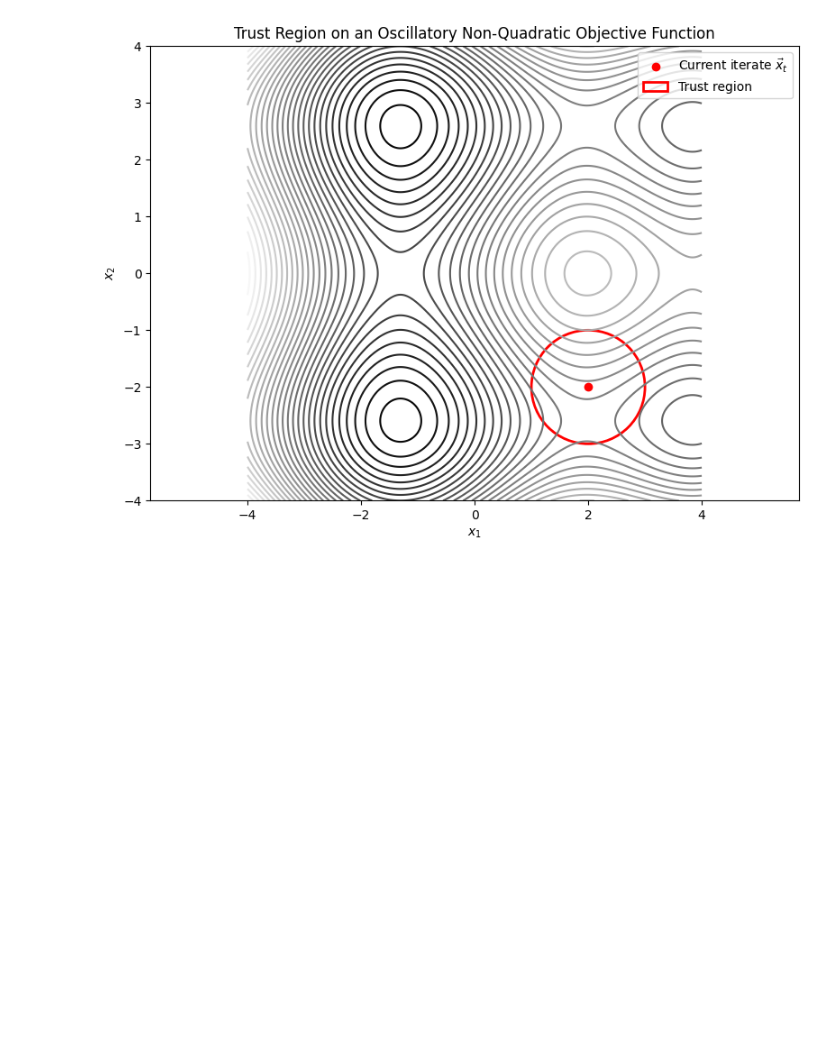
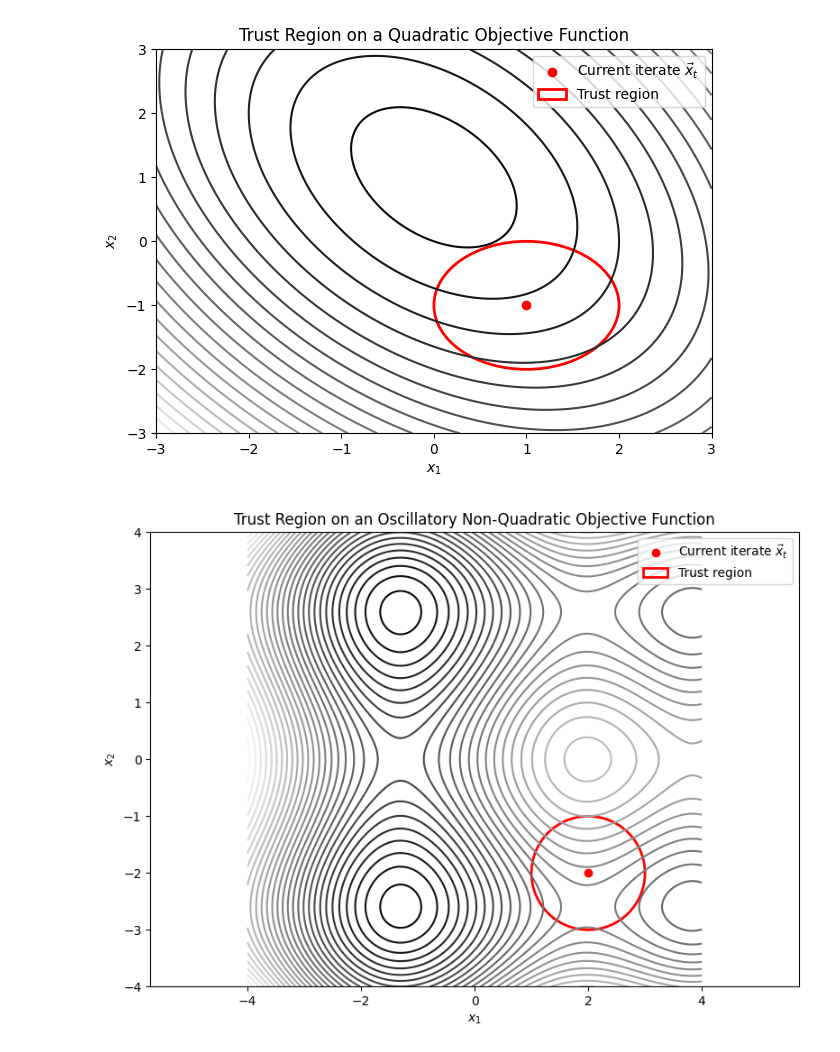
Before and after one commit to roiyeho/ml-book, a Jupyter notebook: AppendixE/TrustRegion.ipynb, the cells around one changed output. Cells and saved outputs as stored; diff of their text form; code cells hidden in the pictures; blank space fills up the shorter version.

```diff
--- a/AppendixE/TrustRegion.ipynb
+++ b/AppendixE/TrustRegion.ipynb
@@ -1,6 +1,48 @@
 # %%
 import numpy as np
 import matplotlib.pyplot as plt
+# %%
+import numpy as np
+import matplotlib.pyplot as plt
+
+# Define the quadratic function parameters
+Q = np.array([[3, 1],
+              [1, 2]])
+b = np.array([-1, -2])
+
+# Function to evaluate the quadratic function
+def quadratic_function(x, Q, b):
+    return 0.5 * x.T @ Q @ x + b.T @ x
+
+# Create a grid of points
+x_values = np.linspace(-3, 3, 400)
+y_values = np.linspace(-3, 3, 400)
+X, Y = np.meshgrid(x_values, y_values)
+Z = 0.5 * (Q[0, 0] * X**2 + 2 * Q[0, 1] * X * Y + Q[1, 1] * Y**2) + b[0] * X + b[1] * Y
+
+# Current iterate and trust region radius
+x_t = np.array([1.0, -1.0])
+delta = 1.0
+
+# Plotting
+#fig, ax = plt.subplots(figsize=(8, 6))
+fig, ax = plt.subplots()
+contour = ax.contour(X, Y, Z, levels=20, cmap='gray')
+ax.plot(x_t[0], x_t[1], 'ro', label='Current iterate $\\vec{x}_t$')
+
+# Trust region (circle)
+circle = plt.Circle((x_t[0], x_t[1]), delta, color='red', fill=False, linewidth=2, label='Trust region')
+ax.add_artist(circle)
+
+ax.set_xlabel('$x_1$')
+ax.set_ylabel('$x_2$')
+ax.set_title('Trust Region on a Quadratic Objective Function')
+ax.legend()
+#plt.axis('equal')
+plt.tight_layout()
+plt.show()
+# %% [output]
+[figure, added]
 # %%
 # Define the alternative non-quadratic function
 def oscillatory_function(x):
```
Also changed, not shown: parts of 1 cell of this notebook, 6 other files.
